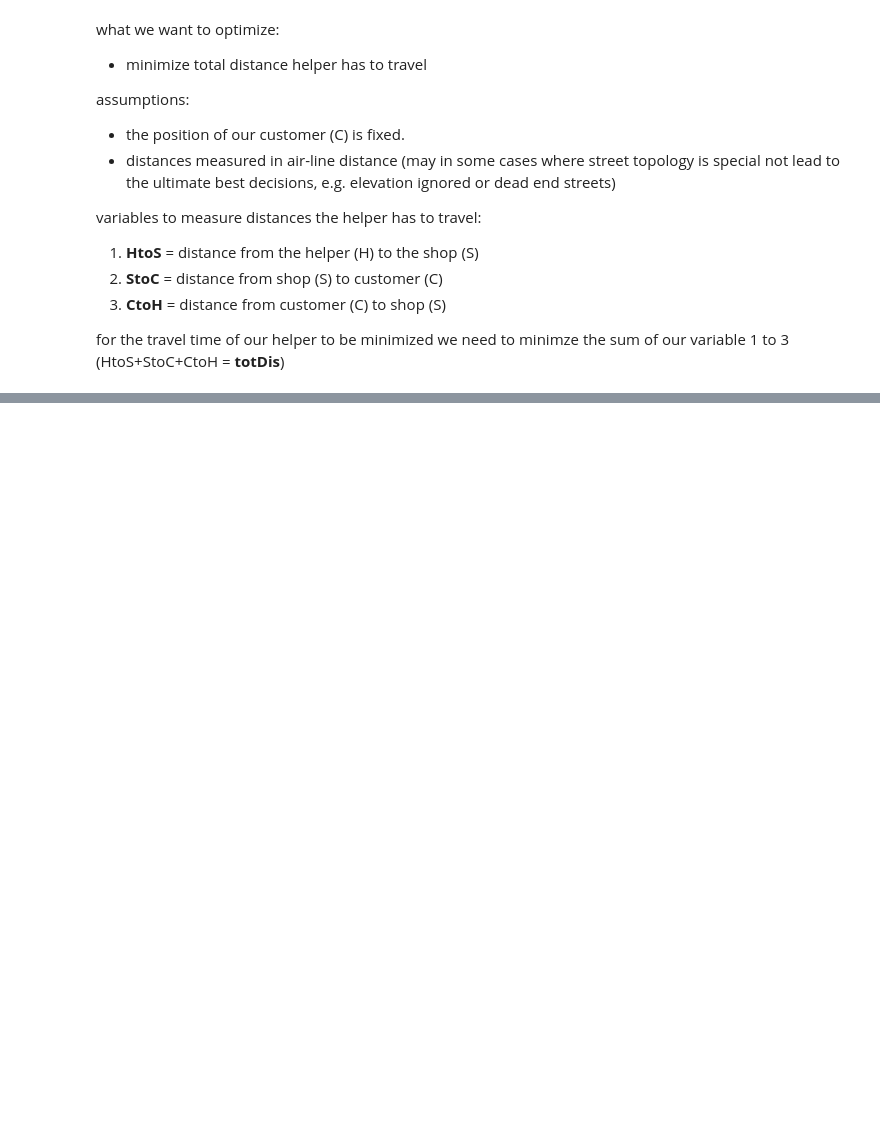
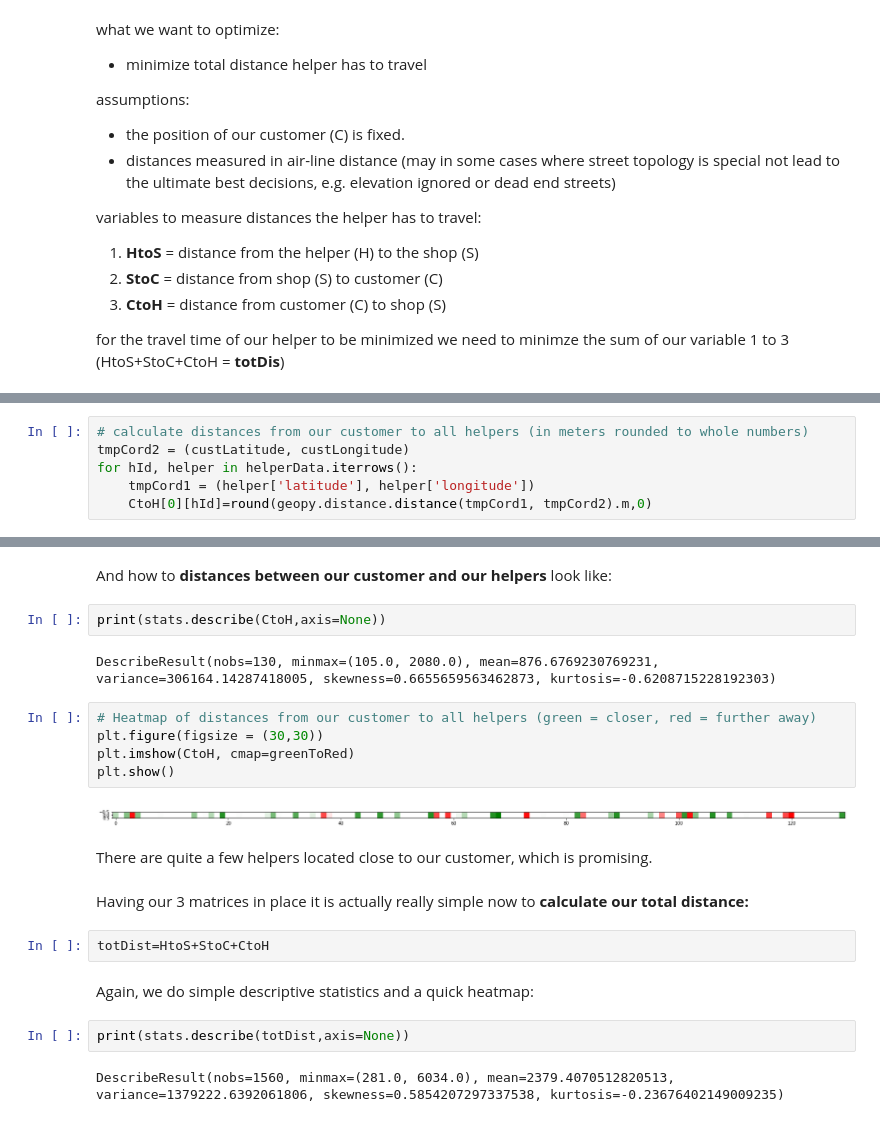
Before and after one commit to Funisher-code/Coursera_Capstone, a Jupyter notebook: notebook/POC_food_delivery_recommender_system.ipynb, the cells around one changed output, grey strips where cells are left out. Saved outputs shown, nothing was run; the diff lists cells and outputs as text; blank space fills up the shorter version.

```diff
--- a/notebook/POC_food_delivery_recommender_system.ipynb
+++ b/notebook/POC_food_delivery_recommender_system.ipynb
@@ -629,0 +652,6 @@ HTML(m._repr_html_())
+# %%
+# calculate distances from our customer to all helpers (in meters rounded to whole numbers)
+tmpCord2 = (custLatitude, custLongitude)
+for hId, helper in helperData.iterrows():
+    tmpCord1 = (helper['latitude'], helper['longitude'])
+    CtoH[0][hId]=round(geopy.distance.distance(tmpCord1, tmpCord2).m,0)
@@ -629,0 +698,25 @@ HTML(m._repr_html_())
+# %% [markdown]
+And how to **distances between our customer and our helpers** look like:
+# %%
+print(stats.describe(CtoH,axis=None))
+# %% [output]
+DescribeResult(nobs=130, minmax=(105.0, 2080.0), mean=876.6769230769231, variance=306164.14287418005, skewness=0.6655659563462873, kurtosis=-0.6208715228192303)
+# %%
+# Heatmap of distances from our customer to all helpers (green = closer, red = further away)
+plt.figure(figsize = (30,30))
+plt.imshow(CtoH, cmap=greenToRed)
+plt.show()
+# %% [output]
+[figure, added]
+# %% [markdown]
+There are quite a few helpers located close to our customer, which is promising.
+# %% [markdown]
+Having our 3 matrices in place it is actually really simple now to **calculate our total distance:**
+# %%
+totDist=HtoS+StoC+CtoH
+# %% [markdown]
+Again, we do simple descriptive statistics and a quick heatmap:
+# %%
+print(stats.describe(totDist,axis=None))
+# %% [output]
+DescribeResult(nobs=1560, minmax=(281.0, 6034.0), mean=2379.4070512820513, variance=1379222.6392061806, skewness=0.5854207297337538, kurtosis=-0.23676402149009235)
```
Also changed, not shown: parts of 34 cells of this notebook, 1 other file.
